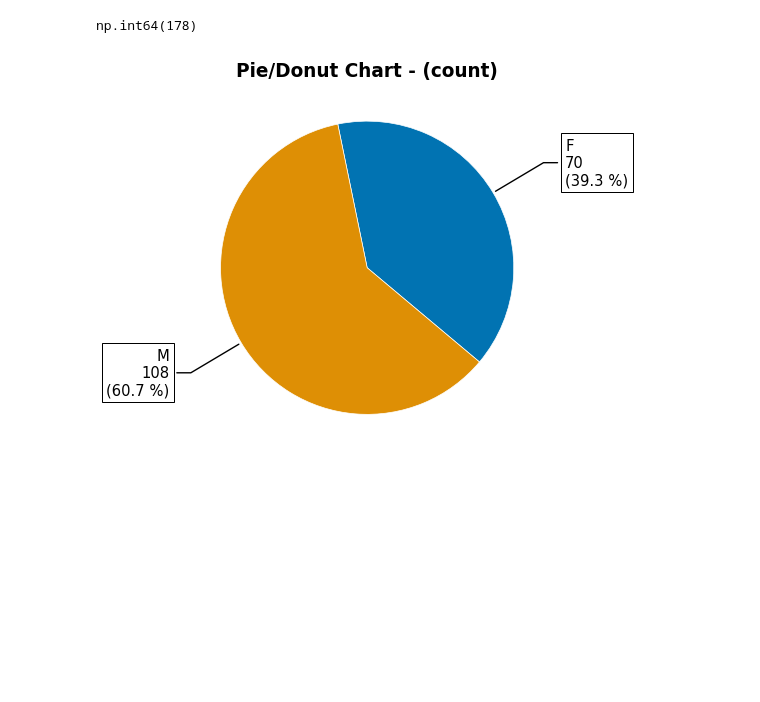
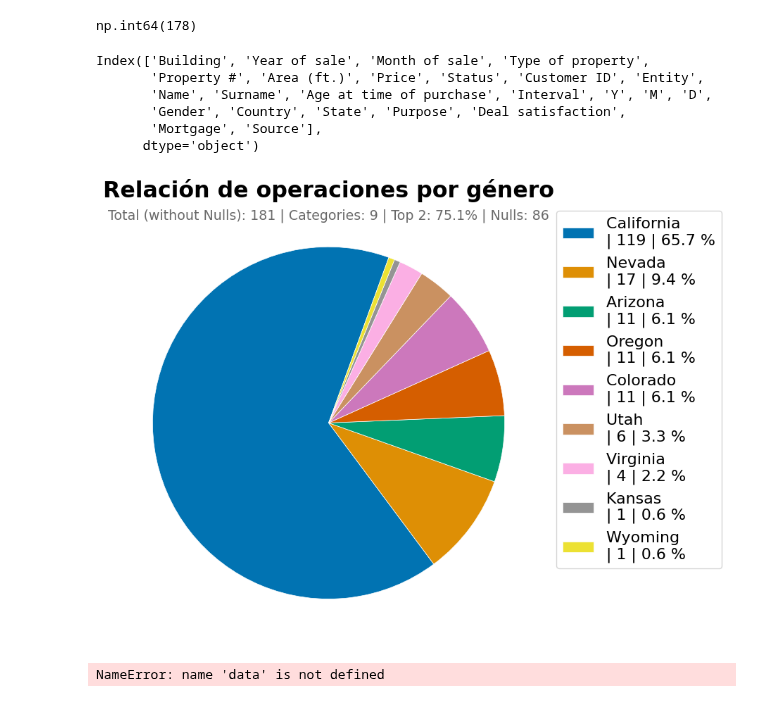
Before and after one commit to jmonti-gh/jm_datascience, a Jupyter notebook: test_jm/plt_pie.ipynb, the cells around one changed output. Cells and saved outputs as stored; diff of their text form; code cells hidden in the pictures; blank space fills up the shorter version.

Commit message:
chore: review common graphs parameters

```diff
--- a/test_jm/plt_pie.ipynb
+++ b/test_jm/plt_pie.ipynb
@@ -455,7 +455,7 @@ def plt_pie3(
     data: Union[pd.Series, pd.DataFrame],
     value_counts: Optional[bool] = False,
     sort: Optional[bool] = True,
-    nans: Optional[bool] = False,
+    dropna: Optional[bool] = True,
     scale: Optional[int] = 1,
     figsize: Optional[tuple[float, float]] = None,
     title: Optional[str] = None,
@@ -530,10 +530,16 @@ def plt_pie3(
 
     # Convert to serie in case of np.ndarray, dict, list, set, or pd.DataFrame
     sr = to_series(data)
-    n_nans = sr.isna().sum()        # original number of nans, for subtitle info
+    n_nans = sr.isna().sum()                    # original number of nans, for statistical subtitle info
+
+    if dropna:
+        sr = sr.dropna()                        # Drop NaN values if dropna is True
+        total_label = 'Total (without Nulls):'   # for statistical subtitle info
+    else:
+        total_label = 'Total (with Nulls):'
 
     if value_counts:
-        sr = sr.value_counts(sort=sort, dropna=not nans)
+        sr = sr.value_counts(sort=sort, dropna=dropna)
 
     _validate_numeric_series(sr)
 
@@ -653,18 +659,58 @@ def plt_pie3(
     # Build title
     if not title:
         title = f"Pie/Donut Chart - ({sr.name})"
+
+    # Enhanced subtitle with statistics
+    total_items = sr.sum()                  # Total items in the series
+    n_categories = len(sr)                  # len(categories)
+    top_2_pct = (sr.head(2).sum() / total_items * 100) if n_categories >= 3 else (sr.sum() / total_items * 100)
+
+    subtitle = f"{total_label} {total_items:,} | Categories: {n_categories} | Top 2: {top_2_pct:.1f}% | Nulls: {n_nans}"
+
+    # Set the title and subtitle
     ax.set_title(title, fontdict={'size': title_size, 'weight': 'bold'})
-    # Add subtitle with nans info https://www.kimi.com/chat/d1u1sfb1huihp1i4usl0
-    tot
-
+    ax.text(0, 1.18, subtitle, ha='center', va='center', fontsize=title_size * 0.6, color='dimgray')
 
     return fig, ax
 # %%
-# df.columns
+df.columns
+# %% [output]
+Index(['Building', 'Year of sale', 'Month of sale', 'Type of property',
+       'Property #', 'Area (ft.)', 'Price', 'Status', 'Customer ID', 'Entity',
+       'Name', 'Surname', 'Age at time of purchase', 'Interval', 'Y', 'M', 'D',
+       'Gender', 'Country', 'State', 'Purpose', 'Deal satisfaction',
+       'Mortgage', 'Source'],
+      dtype='object')
 # %%
-fig = plt_pie3(df['Gender'], value_counts=True)
+fig = plt_pie3(df['State'], value_counts=True, scale=7, label_place='aside',
+                title='Relación de operaciones por género', dropna=True, startangle=70)
 # %% [output]
-[figure, old version]
+[figure, new version]
+# %%
+data_text = {'Year': [2020, 2021, 2022], 'Sales': [100, 150, 200]}
+df_txt = pd.DataFrame(data)
+
+# Create a plot
+ax = df.plot(x='Year', y='Sales', kind='line', marker='o')
+
+# Add text annotation
+ax.text(2021, 150, 'Peak Sales', fontsize=12, color='red', ha='right')
+
+plt.show()
+# Example 2: Styling Text
+
+# Copiar el código
+# ax.text(2022, 200, 'End of Data', fontsize=14, color='blue',
+#         ha='right', va='bottom', rotation=45, bbox=dict(facecolor='yellow', alpha=0.5))
+# # Key Parameters for ax.text():
+# fontsize: Size of the text.
+# color: Text color.
+# ha / va: Horizontal/Vertical alignment ('center', 'left', 'right', 'top', 'bottom').
+# rotation: Angle of rotation for the text.
+# bbox: A dictionary to style the background box (e.g., facecolor, edgecolor, alpha).
+# This method is great for adding annotations or labels to enhance the readability of your plots!
+# %% [output]
+NameError: name 'data' is not defined
 # %%
 # def get_fdt(
 #         data: Union[pd.Series, np.ndarray, dict, list, pd.DataFrame],
```
Also changed, not shown: 2 other files.
